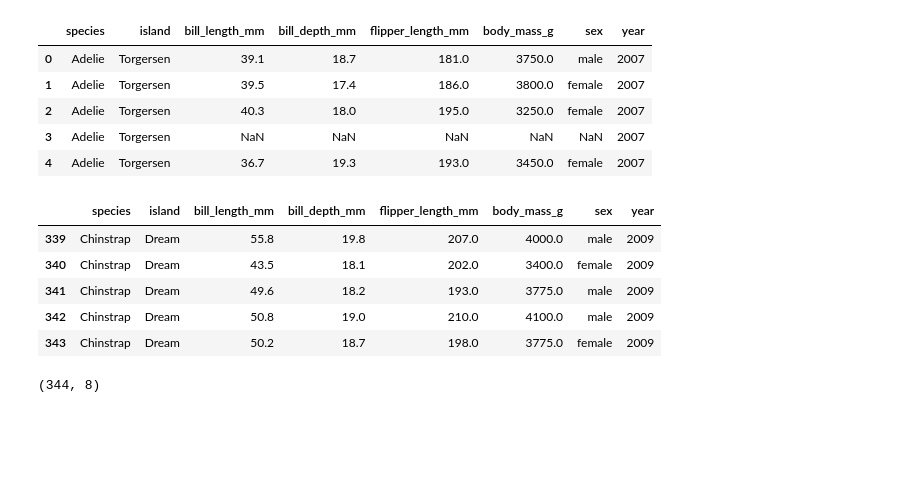
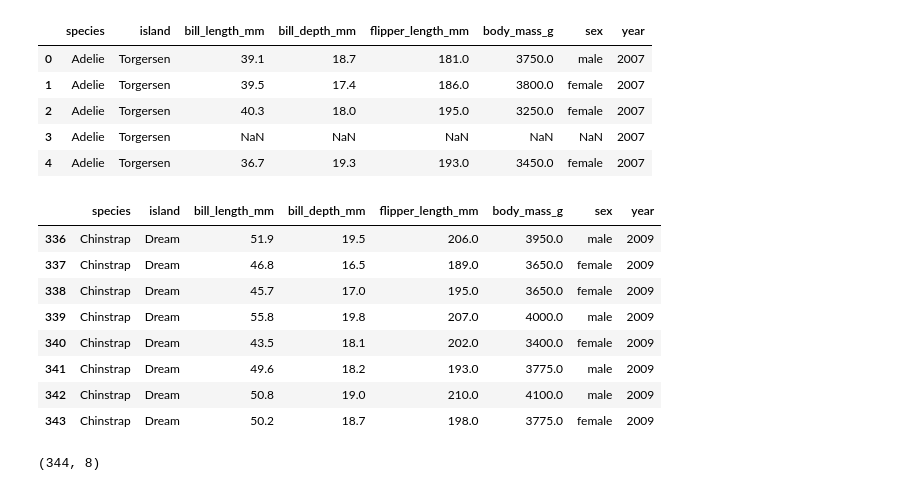
Before and after one commit to munbay23k-coder/datasience-g8-jp, a Jupyter notebook: 01-python-intro/notebooks/18-pandas_ejercicio.ipynb, the cells around one changed output. Saved outputs shown, nothing was run; the diff lists cells and outputs as text; code cells hidden in the pictures; blank space fills up the shorter version.

```diff
--- a/01-python-intro/notebooks/18-pandas_ejercicio.ipynb
+++ b/01-python-intro/notebooks/18-pandas_ejercicio.ipynb
@@ -51,9 +51,13 @@ df.head(5)
 | 3 | Adelie | Torgersen | NaN | NaN | NaN | NaN | NaN | 2007 |
 | 4 | Adelie | Torgersen | 36.7 | 19.3 | 193.0 | 3450.0 | female | 2007 |
 # %%
-df.tail(5)
+# Ultimas 8 filas
+df.tail(8)
 # %% [output]
 |  | species | island | bill_length_mm | bill_depth_mm | flipper_length_mm | body_mass_g | sex | year |
+| 336 | Chinstrap | Dream | 51.9 | 19.5 | 206.0 | 3950.0 | male | 2009 |
+| 337 | Chinstrap | Dream | 46.8 | 16.5 | 189.0 | 3650.0 | female | 2009 |
+| 338 | Chinstrap | Dream | 45.7 | 17.0 | 195.0 | 3650.0 | female | 2009 |
 | 339 | Chinstrap | Dream | 55.8 | 19.8 | 207.0 | 4000.0 | male | 2009 |
 | 340 | Chinstrap | Dream | 43.5 | 18.1 | 202.0 | 3400.0 | female | 2009 |
 | 341 | Chinstrap | Dream | 49.6 | 18.2 | 193.0 | 3775.0 | male | 2009 |
```
Also changed, not shown: parts of 42 cells of this notebook, 8 other files.
